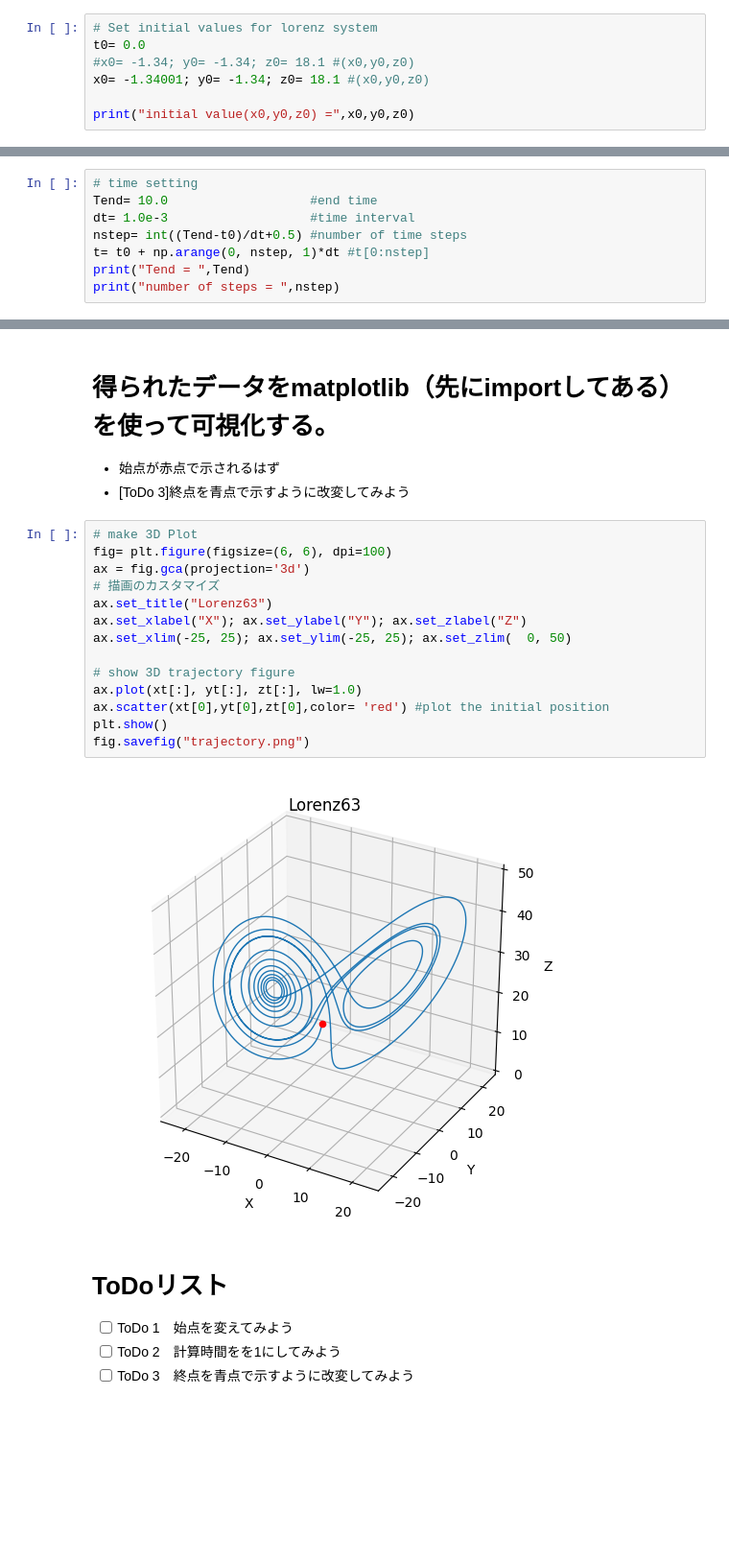
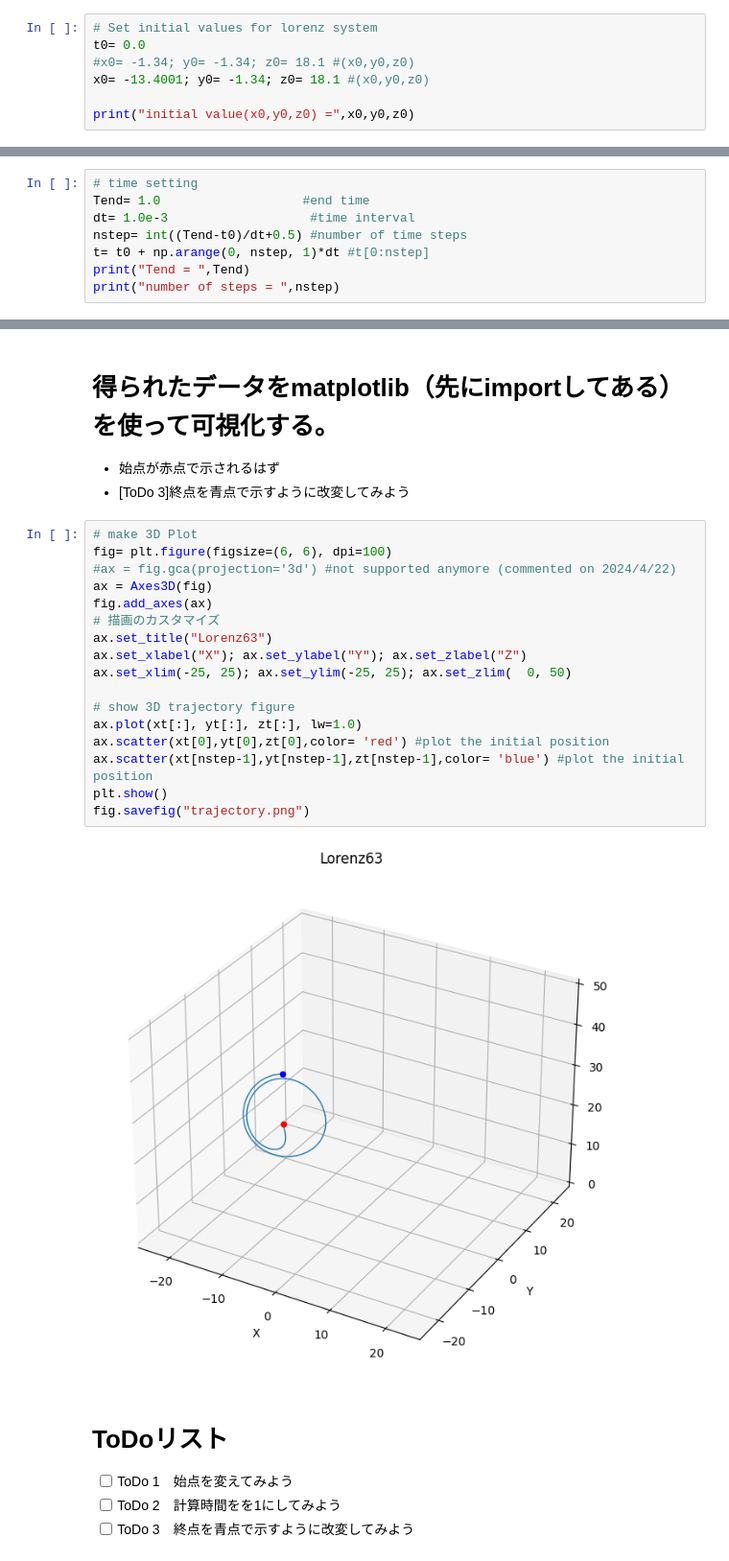
Before and after one commit to onishiryo/ResProjLorenz, a Jupyter notebook: lorenz63_3Dplot.ipynb, the cells around one changed output, grey strips where cells are left out. Shown: that part at 96% size. Drawn from its saved outputs; the diff is of its cells as text; blank space fills up the shorter version.

```diff
--- a/lorenz63_3Dplot.ipynb
+++ b/lorenz63_3Dplot.ipynb
@@ -74,7 +74,7 @@ def lorenz_system_integrate(t, x0,y0,z0):
 # Set initial values for lorenz system
 t0= 0.0
 #x0= -1.34; y0= -1.34; z0= 18.1 #(x0,y0,z0)
-x0= -1.34001; y0= -1.34; z0= 18.1 #(x0,y0,z0)
+x0= -13.4001; y0= -1.34; z0= 18.1 #(x0,y0,z0)
 
 print("initial value(x0,y0,z0) =",x0,y0,z0)
 # %% [output]
@@ -84,7 +84,7 @@ initial value(x0,y0,z0) = -1.34001 -1.34 18.1
 - [Todo 2] 計算時間Tendを変更しよう
 # %%
 # time setting
-Tend= 10.0                   #end time
+Tend= 1.0                   #end time
 dt= 1.0e-3                   #time interval
 nstep= int((Tend-t0)/dt+0.5) #number of time steps
 t= t0 + np.arange(0, nstep, 1)*dt #t[0:nstep]
@@ -138,19 +138,22 @@ xt[nstep-1],yt[nstep-1],zt[nstep-1] = -4.102346155549819 0.9152192413094582 29.2
 # %%
 # make 3D Plot
 fig= plt.figure(figsize=(6, 6), dpi=100)
-ax = fig.gca(projection='3d')
+#ax = fig.gca(projection='3d') #not supported anymore (commented on 2024/4/22)
+ax = Axes3D(fig)
+fig.add_axes(ax)
 # 描画のカスタマイズ
 ax.set_title("Lorenz63")
 ax.set_xlabel("X"); ax.set_ylabel("Y"); ax.set_zlabel("Z")
 ax.set_xlim(-25, 25); ax.set_ylim(-25, 25); ax.set_zlim(  0, 50)
 
 # show 3D trajectory figure
 ax.plot(xt[:], yt[:], zt[:], lw=1.0)
 ax.scatter(xt[0],yt[0],zt[0],color= 'red') #plot the initial position
+ax.scatter(xt[nstep-1],yt[nstep-1],zt[nstep-1],color= 'blue') #plot the initial position
 plt.show()
 fig.savefig("trajectory.png")
 # %% [output]
-[figure, old version]
+[figure, new version]
 # %% [markdown]
 # ToDoリスト
 - [ ] ToDo 1　始点を変えてみよう
```
Also changed, not shown: parts of 6 cells of this notebook.
